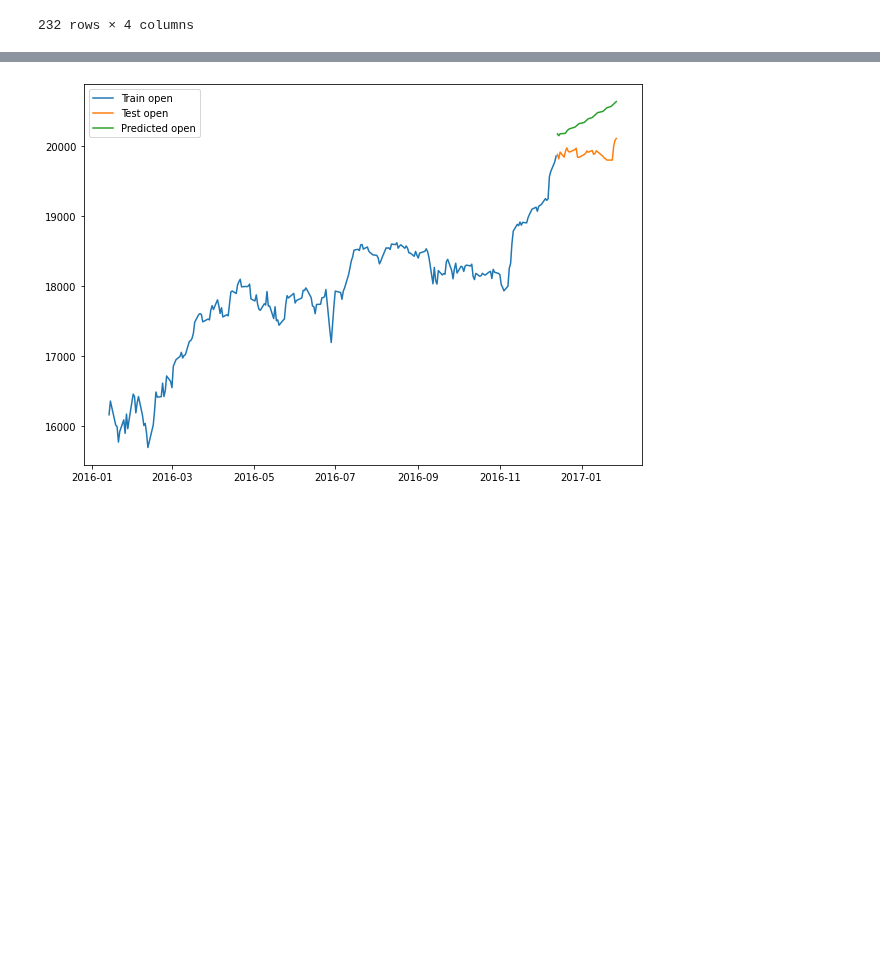
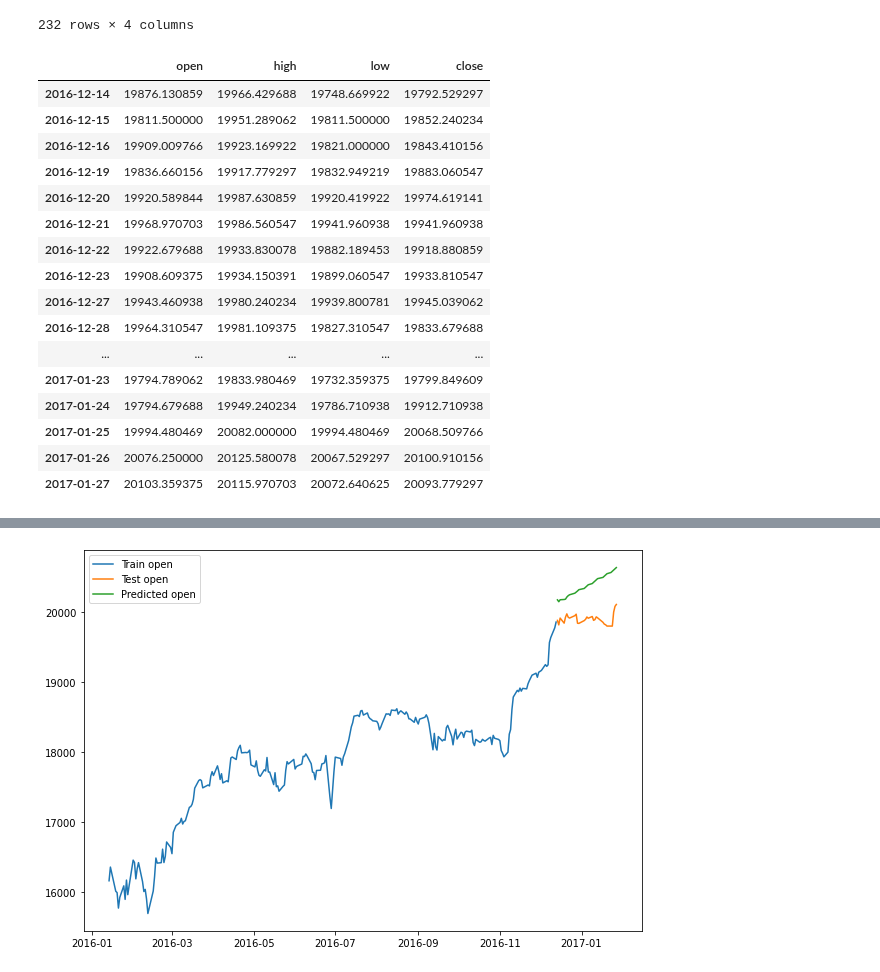
Before and after one commit to duybluemind1988/Data-science, a Jupyter notebook: Finance coocbook/Hands on Time series Apress/6. VAR.ipynb, the cells around one changed output, grey strips where cells are left out. Cells and saved outputs as stored; diff of their text form; code cells hidden in the pictures; blank space fills up the shorter version.

```diff
--- a/Finance coocbook/Hands on Time series Apress/6. VAR.ipynb
+++ b/Finance coocbook/Hands on Time series Apress/6. VAR.ipynb
@@ -363,5 +342,25 @@ train
 | 2016-12-12 | 19770.199219 | 19824.589844 | 19747.740234 | 19796.429688 |
 | 2016-12-13 | 19852.210938 | 19953.750000 | 19846.449219 | 19911.210938 |
 232 rows × 4 columns
+# %%
+test
+# %% [output]
+|  | open | high | low | close |
+| 2016-12-14 | 19876.130859 | 19966.429688 | 19748.669922 | 19792.529297 |
+| 2016-12-15 | 19811.500000 | 19951.289062 | 19811.500000 | 19852.240234 |
+| 2016-12-16 | 19909.009766 | 19923.169922 | 19821.000000 | 19843.410156 |
+| 2016-12-19 | 19836.660156 | 19917.779297 | 19832.949219 | 19883.060547 |
+| 2016-12-20 | 19920.589844 | 19987.630859 | 19920.419922 | 19974.619141 |
+| 2016-12-21 | 19968.970703 | 19986.560547 | 19941.960938 | 19941.960938 |
+| 2016-12-22 | 19922.679688 | 19933.830078 | 19882.189453 | 19918.880859 |
+| 2016-12-23 | 19908.609375 | 19934.150391 | 19899.060547 | 19933.810547 |
+| 2016-12-27 | 19943.460938 | 19980.240234 | 19939.800781 | 19945.039062 |
+| 2016-12-28 | 19964.310547 | 19981.109375 | 19827.310547 | 19833.679688 |
+| ... | ... | ... | ... | ... |
+| 2017-01-23 | 19794.789062 | 19833.980469 | 19732.359375 | 19799.849609 |
+| 2017-01-24 | 19794.679688 | 19949.240234 | 19786.710938 | 19912.710938 |
+| 2017-01-25 | 19994.480469 | 20082.000000 | 19994.480469 | 20068.509766 |
+| 2017-01-26 | 20076.250000 | 20125.580078 | 20067.529297 | 20100.910156 |
+| 2017-01-27 | 20103.359375 | 20115.970703 | 20072.640625 | 20093.779297 |
 # %%
 res.index=test.index
```
Also changed, not shown: parts of 2 cells of this notebook.
